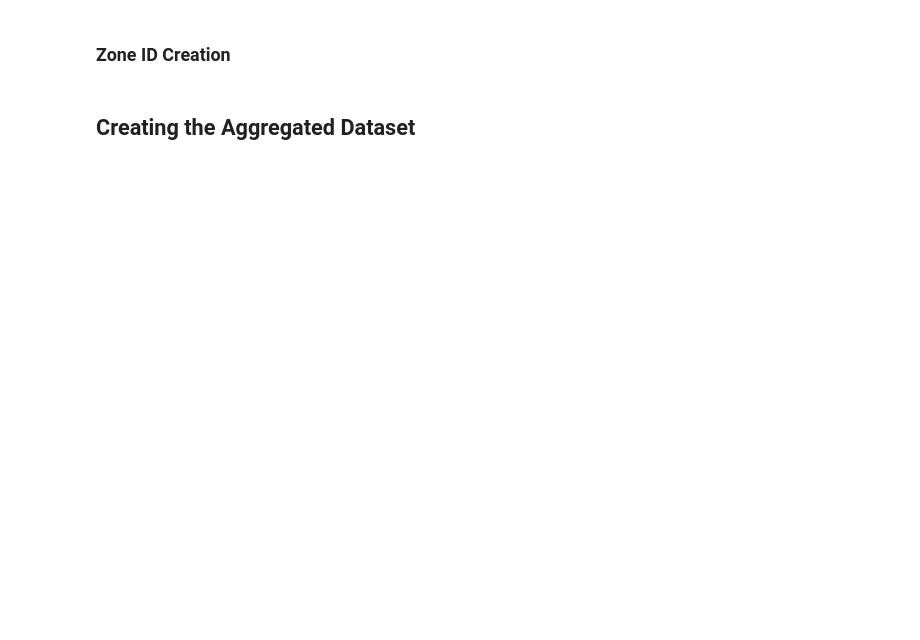
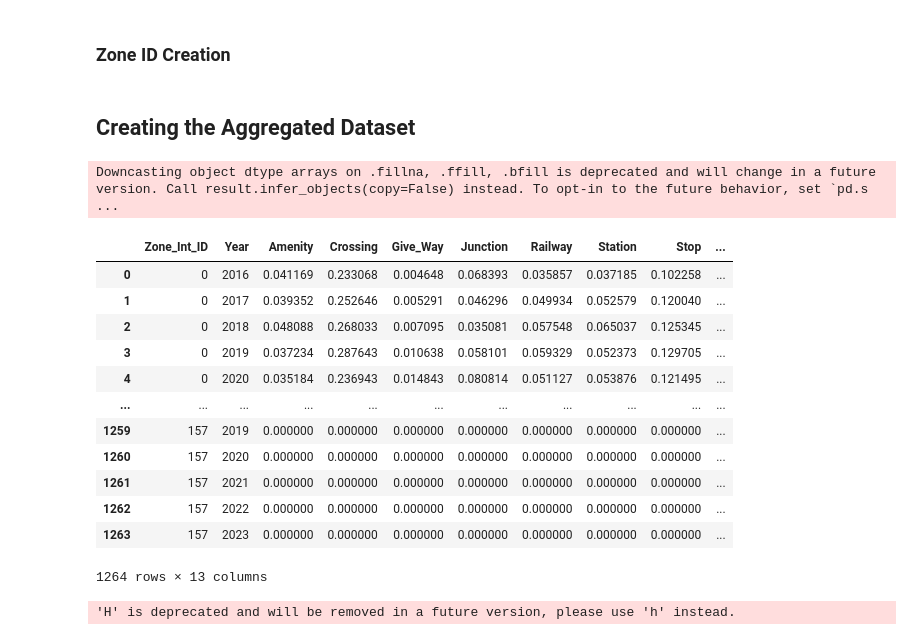
Before and after one commit to manand05/traffic-accident-risk-prediction, a Jupyter notebook: dataset_preprocessing.ipynb, the cells around one changed output. Cells and saved outputs as stored; diff of their text form; code cells hidden in the pictures; blank space fills up the shorter version.

```diff
--- a/dataset_preprocessing.ipynb
+++ b/dataset_preprocessing.ipynb
@@ -295,37 +388,60 @@ fig.show()
 # %%
 # Year col for grouping by year
 d2['Year'] = d2['Start_Time'].dt.year
 
 poi_cols = ['Amenity', 'Crossing', 'Give_Way', 'Junction', 'Railway', 'Station', 'Stop', 'Traffic_Signal']
 
 # Using mean to create a probability of above events occuring in a given year and zone
 zone_year_profile = d2.groupby(['Zone_Int_ID', 'Year'])[poi_cols].mean().reset_index()
 city_flags = d2.groupby('Zone_Int_ID')[['City_Houston', 'City_Miami']].max().reset_index()
 zone_year_profile = zone_year_profile.merge(city_flags, on='Zone_Int_ID', how='left')
+
+# Keep a stable mapping from numeric zone id to H3 zone string for later map rendering
+zone_lookup = d2[['Zone_Int_ID', 'Zone_ID']].drop_duplicates()
 
 # Making sure that each zone has a record for each year, even if there were no accidents in that year
 years = sorted(d2['Year'].unique())
 zones = zone_year_profile['Zone_Int_ID'].unique()
 all_combinations = pd.MultiIndex.from_product([zones, years], names=['Zone_Int_ID', 'Year']).to_frame(index=False)
 
 # Merge our sparse data into this full skeleton
 full_zone_profile = all_combinations.merge(zone_year_profile, on=['Zone_Int_ID', 'Year'], how='left')
 
 # Forward filling and backward filling the missing values for these columns
 full_zone_profile = full_zone_profile.sort_values(['Zone_Int_ID', 'Year'])
 full_zone_profile[poi_cols] = full_zone_profile.groupby('Zone_Int_ID')[poi_cols].ffill().bfill()
 full_zone_profile[['City_Houston', 'City_Miami']] = full_zone_profile.groupby('Zone_Int_ID')[['City_Houston', 'City_Miami']].ffill().bfill()
 
+# Add H3 Zone_ID back into the aggregated profile so it survives into modelling_dataset
+full_zone_profile = full_zone_profile.merge(zone_lookup, on='Zone_Int_ID', how='left')
+
 full_zone_profile
+# %% [output]
+Downcasting object dtype arrays on .fillna, .ffill, .bfill is deprecated and will change in a future version. Call result.infer_objects(copy=False) instead. To opt-in to the future behavior, set `pd.s ...
+|  | Zone_Int_ID | Year | Amenity | Crossing | Give_Way | Junction | Railway | Station | Stop | ... |
+| 0 | 0 | 2016 | 0.041169 | 0.233068 | 0.004648 | 0.068393 | 0.035857 | 0.037185 | 0.102258 | ... |
+| 1 | 0 | 2017 | 0.039352 | 0.252646 | 0.005291 | 0.046296 | 0.049934 | 0.052579 | 0.120040 | ... |
+| 2 | 0 | 2018 | 0.048088 | 0.268033 | 0.007095 | 0.035081 | 0.057548 | 0.065037 | 0.125345 | ... |
+| 3 | 0 | 2019 | 0.037234 | 0.287643 | 0.010638 | 0.058101 | 0.059329 | 0.052373 | 0.129705 | ... |
+| 4 | 0 | 2020 | 0.035184 | 0.236943 | 0.014843 | 0.080814 | 0.051127 | 0.053876 | 0.121495 | ... |
+| ... | ... | ... | ... | ... | ... | ... | ... | ... | ... | ... |
+| 1259 | 157 | 2019 | 0.000000 | 0.000000 | 0.000000 | 0.000000 | 0.000000 | 0.000000 | 0.000000 | ... |
+| 1260 | 157 | 2020 | 0.000000 | 0.000000 | 0.000000 | 0.000000 | 0.000000 | 0.000000 | 0.000000 | ... |
+| 1261 | 157 | 2021 | 0.000000 | 0.000000 | 0.000000 | 0.000000 | 0.000000 | 0.000000 | 0.000000 | ... |
+| 1262 | 157 | 2022 | 0.000000 | 0.000000 | 0.000000 | 0.000000 | 0.000000 | 0.000000 | 0.000000 | ... |
+| 1263 | 157 | 2023 | 0.000000 | 0.000000 | 0.000000 | 0.000000 | 0.000000 | 0.000000 | 0.000000 | ... |
+1264 rows × 13 columns
 # %%
 # Making 2h interval time slowts
-d2['Time_Stamp'] = d2['Start_Time'].dt.floor('2H')
+d2['Time_Stamp'] = d2['Start_Time'].dt.floor('2h')
 min_time = d2['Time_Stamp'].min()
 max_time = d2['Time_Stamp'].max()
 all_times = pd.date_range(start=min_time, end=max_time, freq='2h')
 
 # Create a DataFrame with all the time slots, so that we can merge after and still have times with no accidents
 time_df = pd.DataFrame({'Time_Stamp': all_times})
+# %% [output]
+'H' is deprecated and will be removed in a future version, please use 'h' instead.
 # %%
 time_df['Year'] = time_df['Time_Stamp'].dt.year
 time_df['Hour'] = time_df['Time_Stamp'].dt.hour
```
Also changed, not shown: parts of 14 cells of this notebook, 2 other files.
